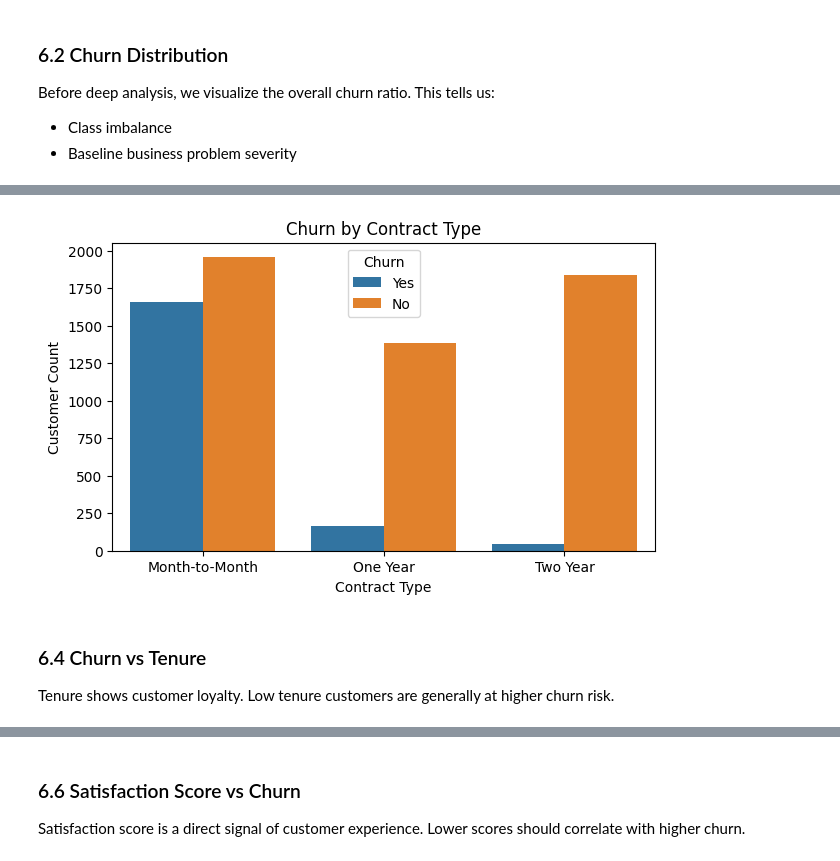
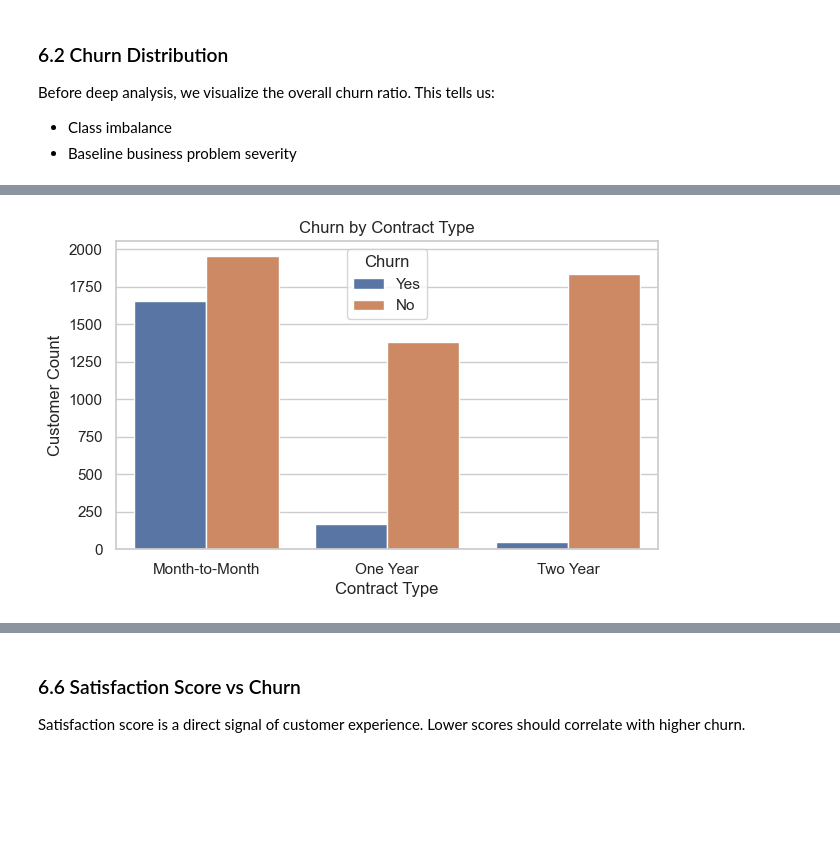
Before and after one commit to Vishaldubey2210/Churn_Model, a Jupyter notebook: notebooks/churn_analysis.ipynb, the cells around one changed output, grey strips where cells are left out. Drawn from its saved outputs; the diff is of its cells as text; code cells hidden in the pictures; blank space fills up the shorter version.

```diff
--- a/notebooks/churn_analysis.ipynb
+++ b/notebooks/churn_analysis.ipynb
@@ -43,15 +91,34 @@ This is the first step to ensure our environment is ready.
 # %%
+
+
+# Data Handling
 import pandas as pd
 import numpy as np
 
+# Visualization
 import matplotlib.pyplot as plt
 import seaborn as sns
 
+# Preprocessing
 from sklearn.model_selection import train_test_split
-from sklearn.preprocessing import LabelEncoder
-from sklearn.metrics import accuracy_score, classification_report, roc_auc_score
+from sklearn.preprocessing import StandardScaler
 
+# Models
 from sklearn.linear_model import LogisticRegression
 from sklearn.ensemble import RandomForestClassifier, GradientBoostingClassifier, VotingClassifier
 
+# Evaluation
+from sklearn.metrics import accuracy_score, classification_report, confusion_matrix, roc_auc_score
+
+# Utilities
 import joblib
+
+# Settings
+import warnings
+warnings.filterwarnings("ignore")
+
+RANDOM_STATE = 42
+
+# Visualization style
+sns.set(style="whitegrid")
+plt.rcParams['figure.figsize'] = (8,5)
@@ -104,8 +162,3 @@ This avoids bugs caused by:
 # %%
-# Remove leading/trailing spaces
 df.columns = df.columns.str.strip()
-
-# Remove spaces inside column names
-df.columns = df.columns.str.replace(" ", "", regex=False)
-
-df.columns
+df.columns = df.columns.str.replace(" ", "_")
@@ -212,0 +301,12 @@ df.drop(columns=leakage_cols, inplace=True)
+# %%
+# Feature Selection section me
+leakage_cols = [
+    "Customer_Status",
+    "Churn_Score",
+    "Churn_Category",
+    "Churn_Reason"
+]
+
+leakage_cols = [col for col in leakage_cols if col in df.columns]
+
+df.drop(columns=leakage_cols, inplace=True)
@@ -234,15 +380,10 @@ Customers with short-term contracts usually churn more.
 # %%
 plt.figure(figsize=(7,4))
-sns.countplot(x="Contract", hue="ChurnLabel", data=df)
+sns.countplot(x="Contract", hue="Churn_Label", data=df)
 plt.title("Churn by Contract Type")
 plt.xlabel("Contract Type")
 plt.ylabel("Customer Count")
 plt.legend(title="Churn")
 plt.show()
 # %% [output]
-[figure, old version]
+[figure, new version]
-# %% [markdown]
-### 6.4 Churn vs Tenure
-
-Tenure shows customer loyalty.
-Low tenure customers are generally at higher churn risk.
```
Also changed, not shown: parts of 111 cells of this notebook, 3 other files.
